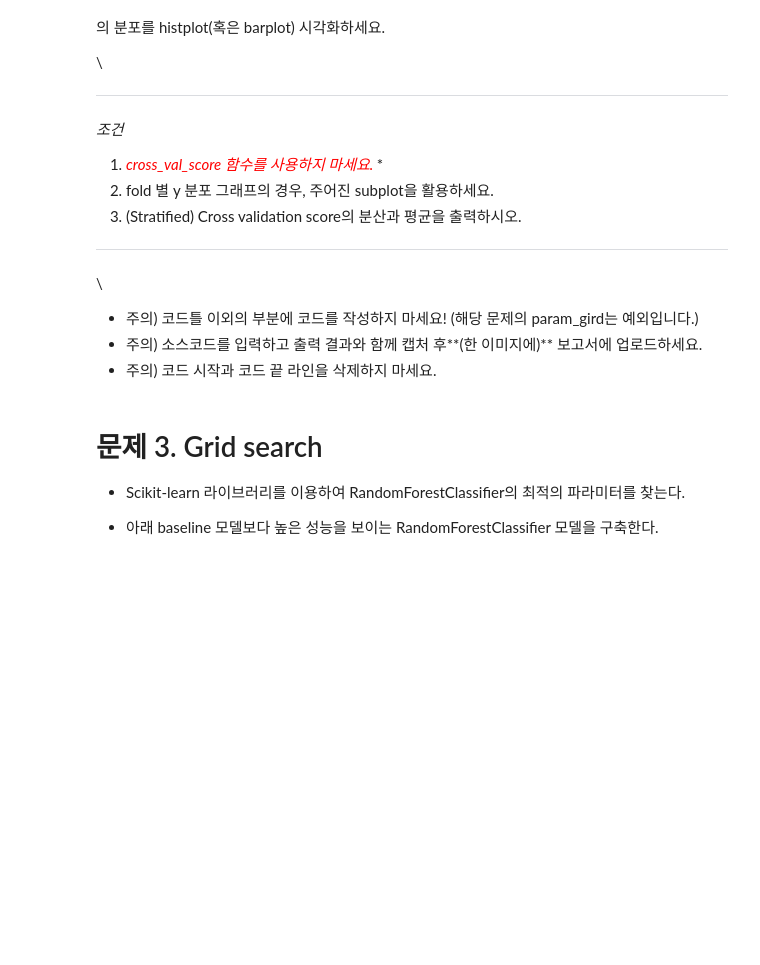
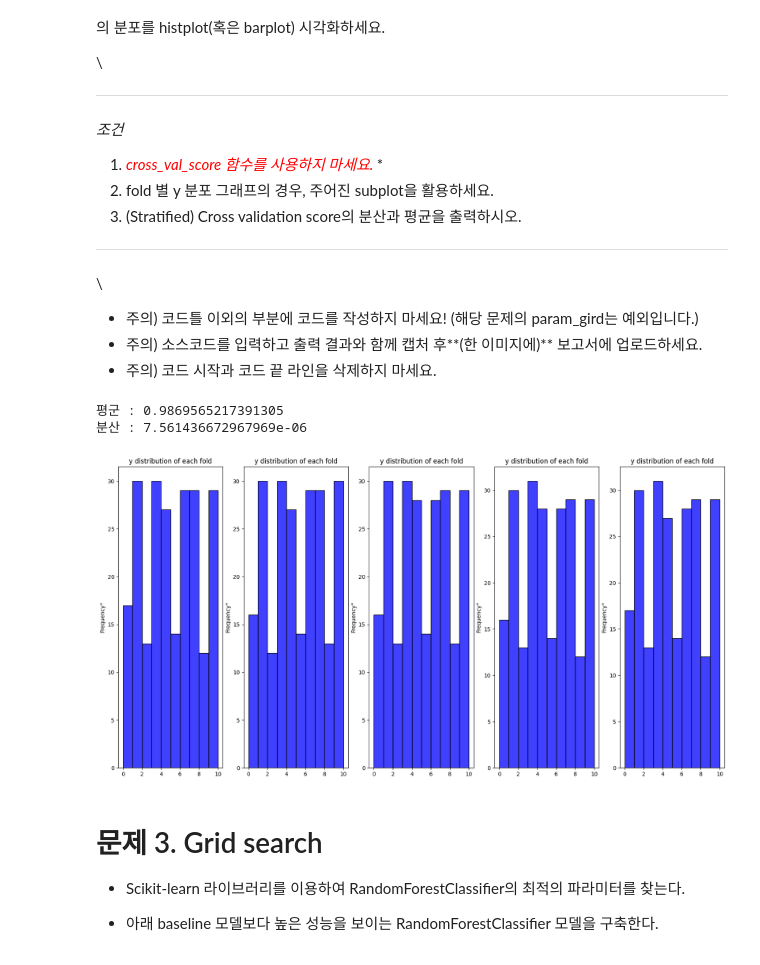
Before and after one commit to tpgus2603/2024S-Ajou-ML, a Jupyter notebook: HW2.ipynb, the cells around one changed output. Cells and saved outputs as stored; diff of their text form; code cells hidden in the pictures; blank space fills up the shorter version.

```diff
--- a/HW2.ipynb
+++ b/HW2.ipynb
@@ -217,3 +242,49 @@ print(f"분산 : {}")
+# %%
+
+
+#####################문제2-3###############################
+gamma =0.005
+C =10
+valid_svm = SVC(kernel='rbf', C=C, gamma=gamma) #svm모델 생성
+fig, axes = plt.subplots(1, 5, figsize=(20, 10))
+
+skf = StratifiedKFold(n_splits=5, shuffle=True, random_state=42) #startifiedkfold사용
+fold_no = 0
+accuracies = [] #정확도 리스트
+for train_index, test_index in skf.split(train_X, train_y):
+    X_train, X_test = train_X[train_index], train_X[test_index]
+    y_train, y_test = train_y[train_index], train_y[test_index]
+
+    #훈련
+    valid_svm.fit(X_train, y_train)
+
+    # 예측
+    predictions = kernel_svm_clf.predict(X_test)
+
+    # 정확도 계산
+    accuracy = accuracy_score(y_test, predictions)
+    accuracies.append(accuracy)
+
+    # 서브플럿 생성
+    sns.histplot(y_test, bins=np.arange(y_test.min(), y_test.max()+2), kde=False, ax=axes[fold_no], color='blue', edgecolor='black')
+    axes[fold_no].set_title("y distribution of each fold")
+    axes[fold_no].set_ylabel('Frequency"')
+    fold_no += 1
+#5개의 fold에대한 평균,분산구하기
+mean_accuracy2 = np.mean(accuracies)
+variance_accuracy2 = np.var(accuracies)
+
+#평균 출력
+print(f"평군 : {mean_accuracy2}")
+
+#분산 출력
+print(f"분산 : {variance_accuracy2}")
+
+########################################################
+# %% [output]
+평군 : 0.9869565217391305
+분산 : 7.561436672967969e-06
+[figure, added]
 # %% [markdown]
 # 문제 3. Grid search
 
```
Also changed, not shown: parts of 17 cells of this notebook.
